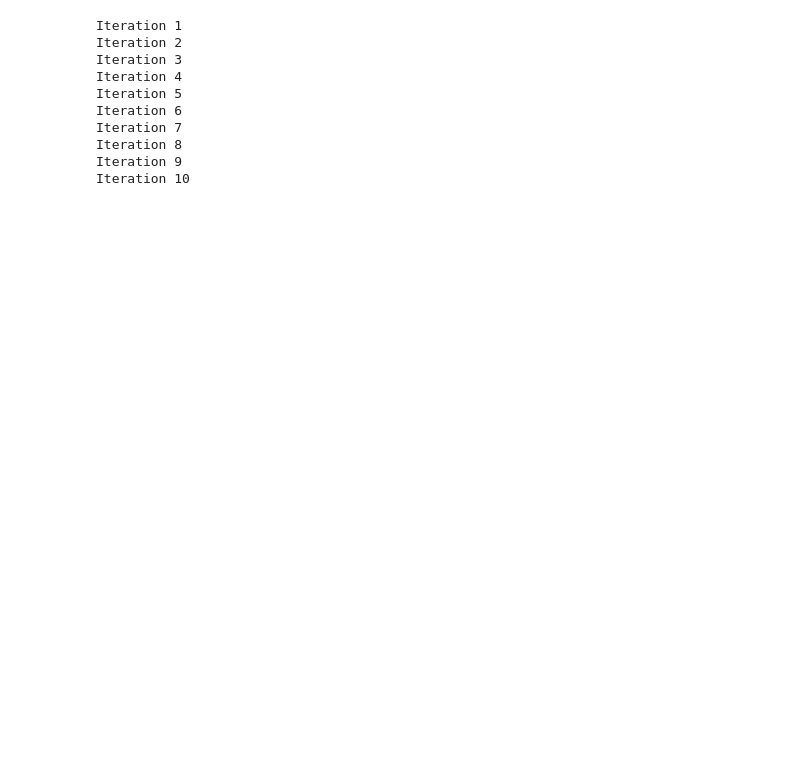
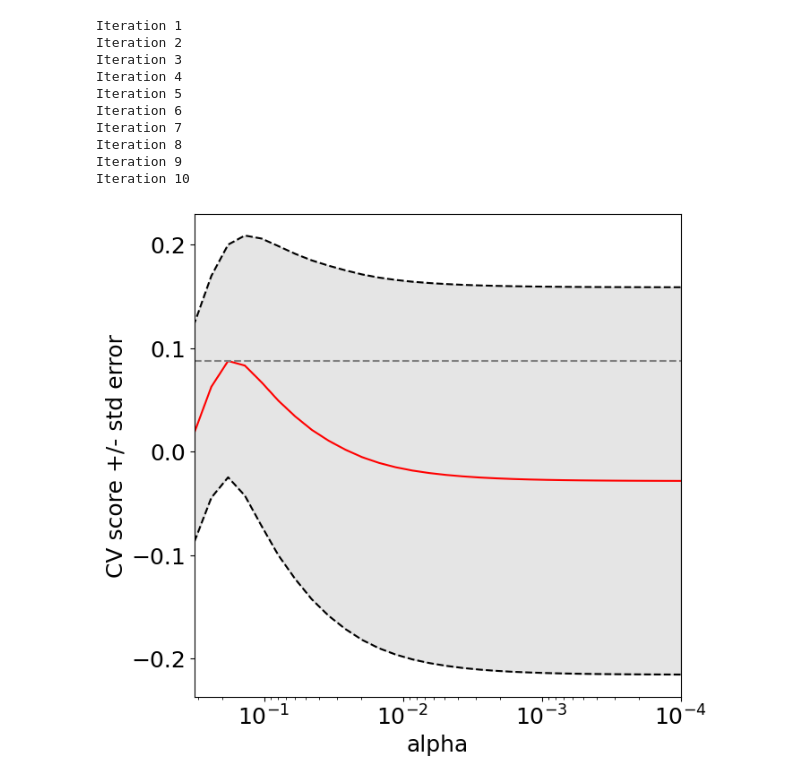
Before and after one commit to sa8692/Machine_Learning_Book_Exercises, a Jupyter notebook: Data Driven Science and Engineering Textbook Exercises/Chapter 3.ipynb, the cells around one changed output. Drawn from its saved outputs; the diff is of its cells as text; code cells hidden in the pictures; blank space fills up the shorter version.

```diff
--- a/Data Driven Science and Engineering Textbook Exercises/Chapter 3.ipynb
+++ b/Data Driven Science and Engineering Textbook Exercises/Chapter 3.ipynb
@@ -141,3 +137,45 @@ def L1_norm(a):
 a0 = acorrupt # initialize to L2 solution
 res = minimize(L1_norm, x0 = a0[0])
 aL1 = res.x[0] #aL1 is robust
+# %%
+# Implementing the LASSO and associated analysis functions are also simple
+
+from sklearn import linear_model
+from sklearn import model_selection
+
+plt.rcParams['figure.figsize'] = [7, 7]
+plt.rcParams.update({'font.size': 18})
+
+A = np.random.randn(100,10) # Matrix of possible predictors
+x = np.array([0, 0, 1, 0, 0, 0, -1, 0, 0, 0]) #Two nonzero predictors
+b = A @ x + 2*np.random.randn(100)
+# %%
+reg = linear_model.LassoCV(cv=10).fit(A, b)
+
+lasso = linear_model.Lasso(random_state=0, max_iter=10000)
+alphas = np.logspace(-4, -0.5, 30)
+
+tuned_parameters = [{'alpha': alphas}]
+
+clf = model_selection.GridSearchCV(lasso, tuned_parameters, cv=10, refit=False)
+clf.fit(A, b)
+
+scores = clf.cv_results_['mean_test_score']
+scores_std = clf.cv_results_['std_test_score']
+plt.semilogx(alphas, scores,'r-')
+
+# plot error lines showing +/- std. errors of the scores
+std_error = scores_std / np.sqrt(10)
+
+plt.semilogx(alphas, scores + std_error, 'k--')
+plt.semilogx(alphas, scores - std_error, 'k--')
+plt.fill_between(alphas, scores + std_error, scores - std_error, alpha=0.1,color='k')
+
+plt.ylabel('CV score +/- std error')
+plt.xlabel('alpha')
+plt.axhline(np.max(scores), linestyle='--', color='.5')
+plt.xlim([alphas[-1], alphas[0]])
+
+plt.show()
+# %% [output]
+[figure, added]
```
Also changed, not shown: parts of 2 cells of this notebook.
